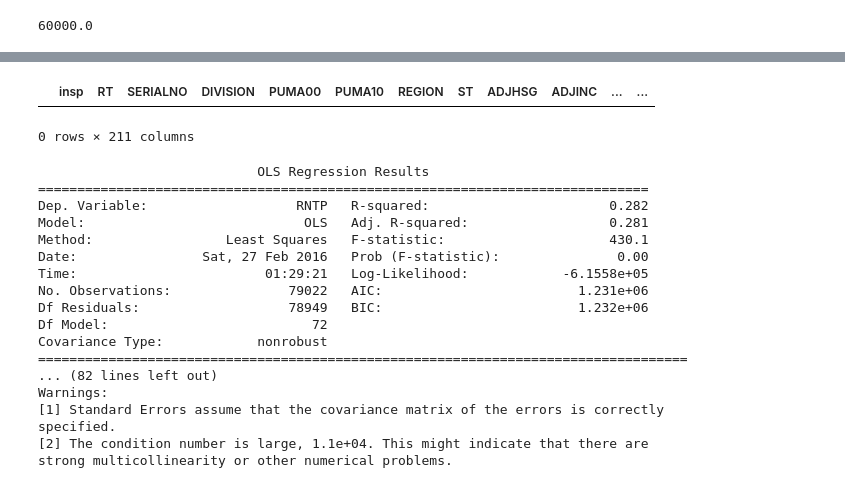
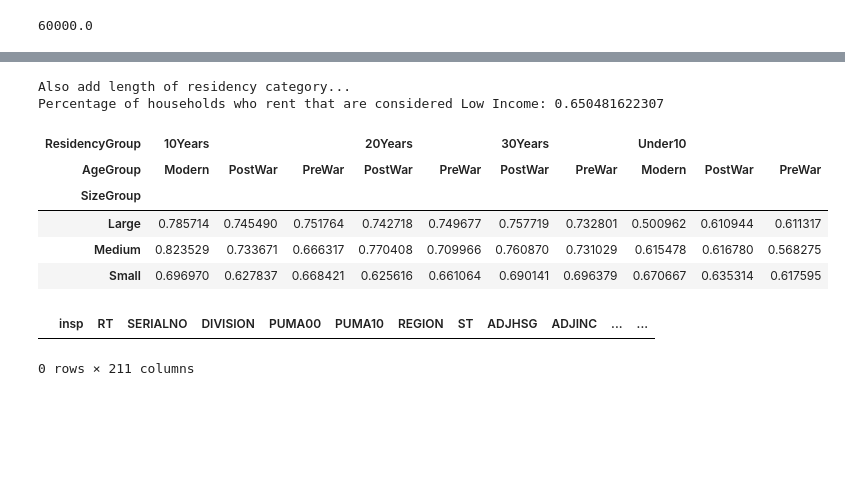
Before and after one commit to mu529/property_tax, a Jupyter notebook: pums.ipynb, the cells around one changed output, grey strips where cells are left out. Cells and saved outputs as stored; diff of their text form; code cells hidden in the pictures; blank space fills up the shorter version.

```diff
--- a/pums.ipynb
+++ b/pums.ipynb
@@ -114,3 +114,16 @@ Percentage of households who rent that are considered Low Income: 0.649729247627
+# %%
+print 'Also add length of residency category...'
+print 'Percentage of households who rent that are considered Low Income:', nyc_pums.query('TEN == 3')['AMI_80'].mean()
+nyc_pums.query('TEN == 3').pivot_table(index='SizeGroup',columns=['ResidencyGroup','AgeGroup'],values='AMI_80',aggfunc='mean')
+# %% [output]
+Also add length of residency category...
+Percentage of households who rent that are considered Low Income: 0.650481622307
+| ResidencyGroup | 10Years |  |  | 20Years |  | 30Years |  | Under10 |  |  |
+| AgeGroup | Modern | PostWar | PreWar | PostWar | PreWar | PostWar | PreWar | Modern | PostWar | PreWar |
+| SizeGroup |  |  |  |  |  |  |  |  |  |  |
+| Large | 0.785714 | 0.745490 | 0.751764 | 0.742718 | 0.749677 | 0.757719 | 0.732801 | 0.500962 | 0.610944 | 0.611317 |
+| Medium | 0.823529 | 0.733671 | 0.666317 | 0.770408 | 0.709966 | 0.760870 | 0.731029 | 0.615478 | 0.616780 | 0.568275 |
+| Small | 0.696970 | 0.627837 | 0.668421 | 0.625616 | 0.661064 | 0.690141 | 0.696379 | 0.670667 | 0.635314 | 0.617595 |
 # %%
 # can we identify renters who live in condo buildings?
 nyc_pums.query('TEN == 3 and FCONP == 1')
@@ -124,25 +137,7 @@ nyc_pums.query('TEN == 3 and FCONP == 1')
 # also of interest: MV
 # %%
 # predict rent paid for renters
-mod = smf.ols(formula='RNTP ~ BLD + BDSP + C(PUMA) + C(YBL)', data = nyc_pums[nyc_pums['TEN']==3]).fit()
-print(mod.summary())
+# mod = smf.ols(formula='RNTP ~ BLD + BDSP + C(PUMA) + C(YBL)', data = nyc_pums[nyc_pums['TEN']==3]).fit()
+# print(mod.summary())
-# %% [output]
-                            OLS Regression Results
-==============================================================================
-Dep. Variable:                   RNTP   R-squared:                       0.282
-Model:                            OLS   Adj. R-squared:                  0.281
-Method:                 Least Squares   F-statistic:                     430.1
-Date:                Sat, 27 Feb 2016   Prob (F-statistic):               0.00
-Time:                        01:29:21   Log-Likelihood:            -6.1558e+05
-No. Observations:               79022   AIC:                         1.231e+06
-Df Residuals:                   78949   BIC:                         1.232e+06
-Df Model:                          72
-Covariance Type:            nonrobust
-===================================================================================
-... (82 lines left out)
-Warnings:
-[1] Standard Errors assume that the covariance matrix of the errors is correctly specified.
-[2] The condition number is large, 1.1e+04. This might indicate that there are
-strong multicollinearity or other numerical problems.
 # %%
 # predict income for renters
```
Also changed, not shown: parts of 11 cells of this notebook.
